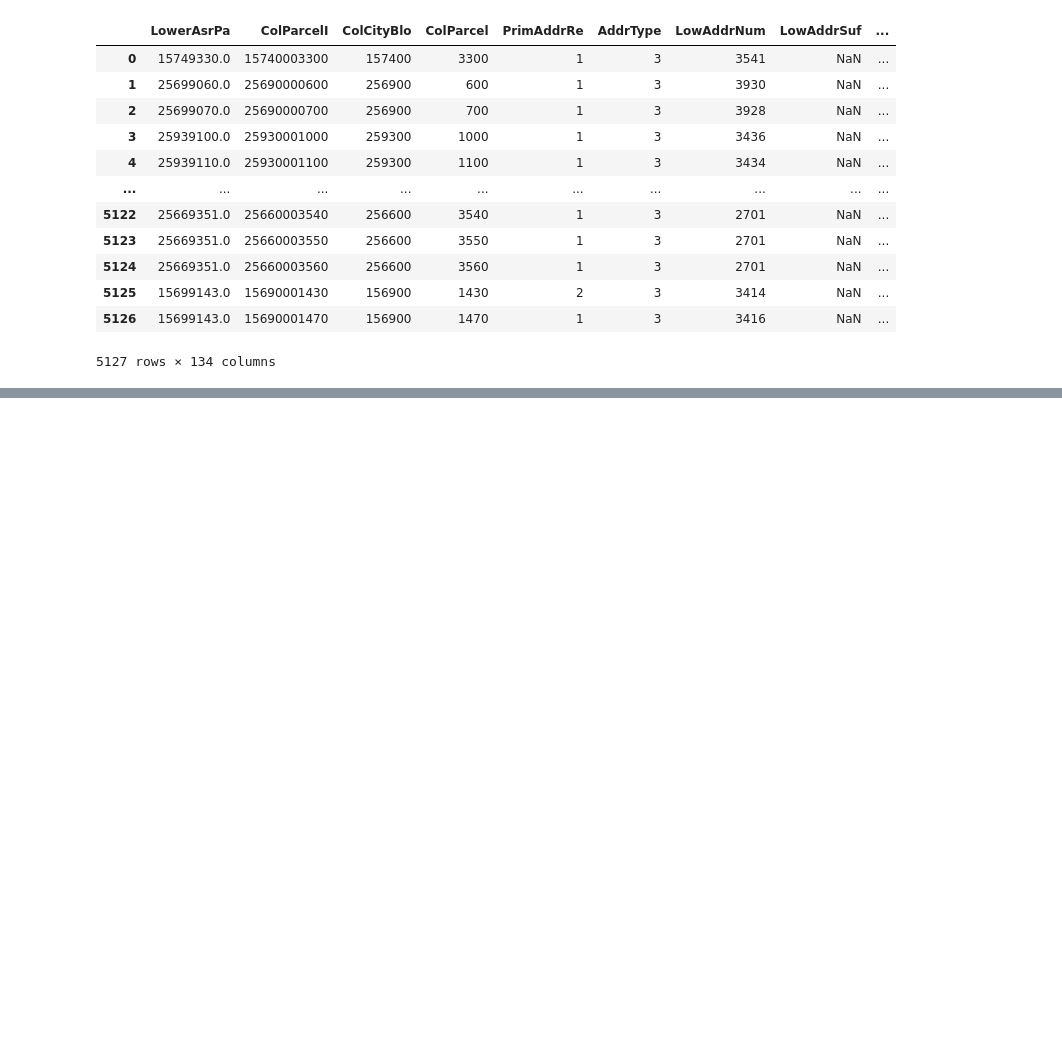
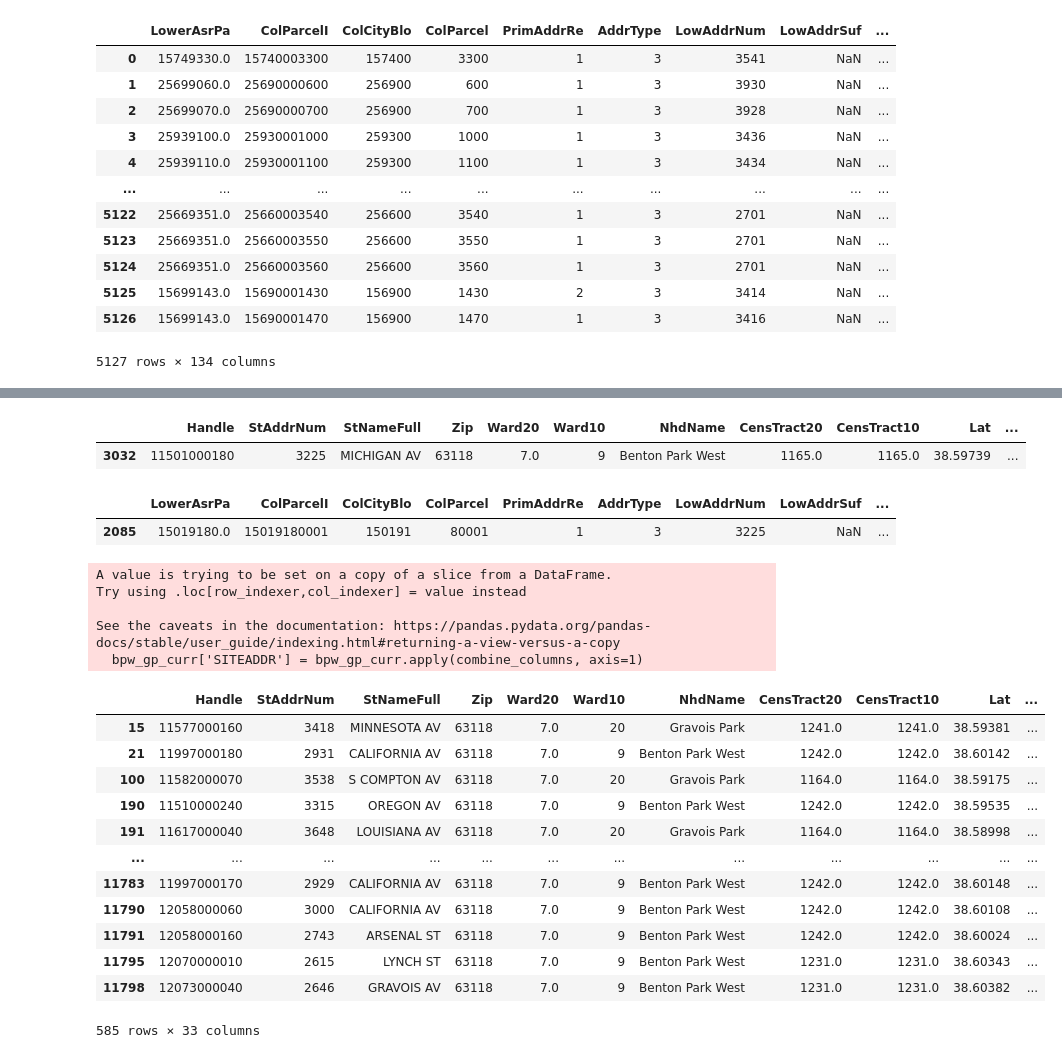
Before and after one commit to luke-lite/Dutchtown, a Jupyter notebook: vacay.ipynb, the cells around one changed output, grey strips where cells are left out. Saved outputs shown, nothing was run; the diff lists cells and outputs as text; code cells hidden in the pictures; blank space fills up the shorter version.

```diff
--- a/vacay.ipynb
+++ b/vacay.ipynb
@@ -95,0 +181,40 @@ missing
+# %%
+bpw_curr[bpw_curr['Handle'] == 11501000180]
+# %% [output]
+|  | Handle | StAddrNum | StNameFull | Zip | Ward20 | Ward10 | NhdName | CensTract20 | CensTract10 | Lat | ... |
+| 3032 | 11501000180 | 3225 | MICHIGAN AV | 63118 | 7.0 | 9 | Benton Park West | 1165.0 | 1165.0 | 38.59739 | ... |
+# %%
+parcels[(parcels['LowAddrNum'] == 3225) & (parcels['StName'] == 'MICHIGAN')]
+# %% [output]
+|  | LowerAsrPa | ColParcelI | ColCityBlo | ColParcel | PrimAddrRe | AddrType | LowAddrNum | LowAddrSuf | ... |
+| 2085 | 15019180.0 | 15019180001 | 150191 | 80001 | 1 | 3 | 3225 | NaN | ... |
+# %%
+# add a 'SITEADDR' column to gj_curr that is StAddrNum + StNameFull to use as an alternate join
+# bpw_curr['SITEADDR'] = bpw_curr['StAddrNum'] + ' ' + bpw_curr['StNameFull']
+
+def combine_columns(row):
+    return str(row['StAddrNum']) + ' ' + row['StNameFull']
+
+bpw_gp_curr['SITEADDR'] = bpw_gp_curr.apply(combine_columns, axis=1)
+# %% [output]
+A value is trying to be set on a copy of a slice from a DataFrame.
+Try using .loc[row_indexer,col_indexer] = value instead
+
+See the caveats in the documentation: https://pandas.pydata.org/pandas-docs/stable/user_guide/indexing.html#returning-a-view-versus-a-copy
+  bpw_gp_curr['SITEADDR'] = bpw_gp_curr.apply(combine_columns, axis=1)
+# %%
+bpw_gp_curr
+# %% [output]
+|  | Handle | StAddrNum | StNameFull | Zip | Ward20 | Ward10 | NhdName | CensTract20 | CensTract10 | Lat | ... |
+| 15 | 11577000160 | 3418 | MINNESOTA AV | 63118 | 7.0 | 20 | Gravois Park | 1241.0 | 1241.0 | 38.59381 | ... |
+| 21 | 11997000180 | 2931 | CALIFORNIA AV | 63118 | 7.0 | 9 | Benton Park West | 1242.0 | 1242.0 | 38.60142 | ... |
+| 100 | 11582000070 | 3538 | S COMPTON AV | 63118 | 7.0 | 20 | Gravois Park | 1164.0 | 1164.0 | 38.59175 | ... |
+| 190 | 11510000240 | 3315 | OREGON AV | 63118 | 7.0 | 9 | Benton Park West | 1242.0 | 1242.0 | 38.59535 | ... |
+| 191 | 11617000040 | 3648 | LOUISIANA AV | 63118 | 7.0 | 20 | Gravois Park | 1164.0 | 1164.0 | 38.58998 | ... |
+| ... | ... | ... | ... | ... | ... | ... | ... | ... | ... | ... | ... |
+| 11783 | 11997000170 | 2929 | CALIFORNIA AV | 63118 | 7.0 | 9 | Benton Park West | 1242.0 | 1242.0 | 38.60148 | ... |
+| 11790 | 12058000060 | 3000 | CALIFORNIA AV | 63118 | 7.0 | 9 | Benton Park West | 1242.0 | 1242.0 | 38.60108 | ... |
+| 11791 | 12058000160 | 2743 | ARSENAL ST | 63118 | 7.0 | 9 | Benton Park West | 1242.0 | 1242.0 | 38.60024 | ... |
+| 11795 | 12070000010 | 2615 | LYNCH ST | 63118 | 7.0 | 9 | Benton Park West | 1231.0 | 1231.0 | 38.60343 | ... |
+| 11798 | 12073000040 | 2646 | GRAVOIS AV | 63118 | 7.0 | 9 | Benton Park West | 1231.0 | 1231.0 | 38.60382 | ... |
+585 rows × 33 columns
```
Also changed, not shown: parts of 36 cells of this notebook.
